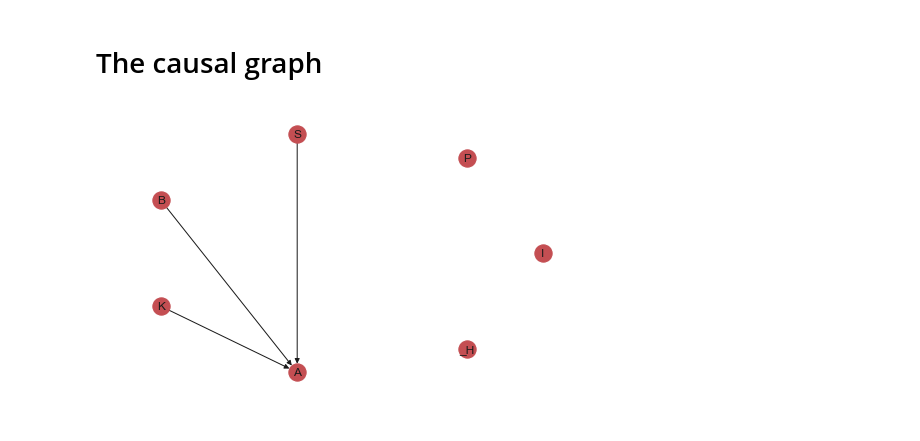
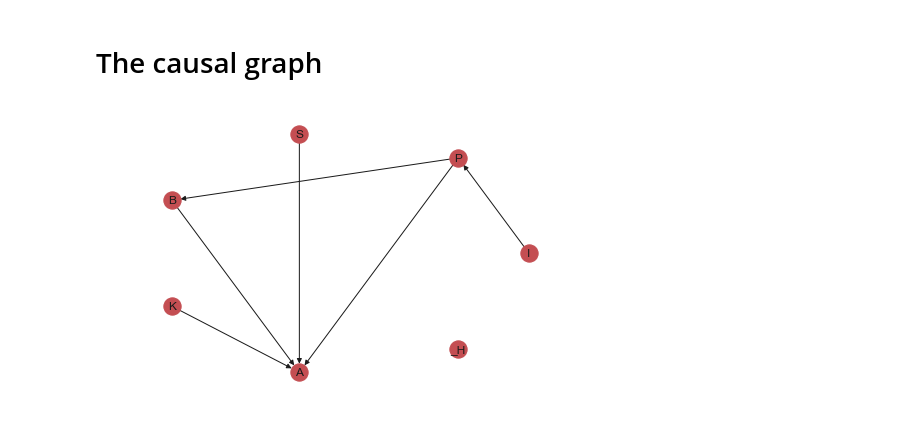
Before and after one commit to The-very-most-awesome-team-of-cool-kids/02463_Causality, a Jupyter notebook: Causality.ipynb, the cells around one changed output. Saved outputs shown, nothing was run; the diff lists cells and outputs as text; code cells hidden in the pictures.

```diff
--- a/Causality.ipynb
+++ b/Causality.ipynb
@@ -140,8 +161,8 @@ mean_diff.iloc[1,2]
 # %%
 G = nx.DiGraph()
 G.add_nodes_from(["I", "P", "S", "B", "K", "A", "_H"])
-G.add_edges_from([("S", "A"), ("B", "A"), ("K", "A")])
+G.add_edges_from([("S", "A"), ("B", "A"), ("K", "A"), ('P', 'B'), ('P', 'A'), ('I', 'P')])
 
 nx.draw_shell(G, with_labels = True)
 # %% [output]
-[figure, old version]
+[figure, new version]
```
Also changed, not shown: parts of 4 cells of this notebook.
